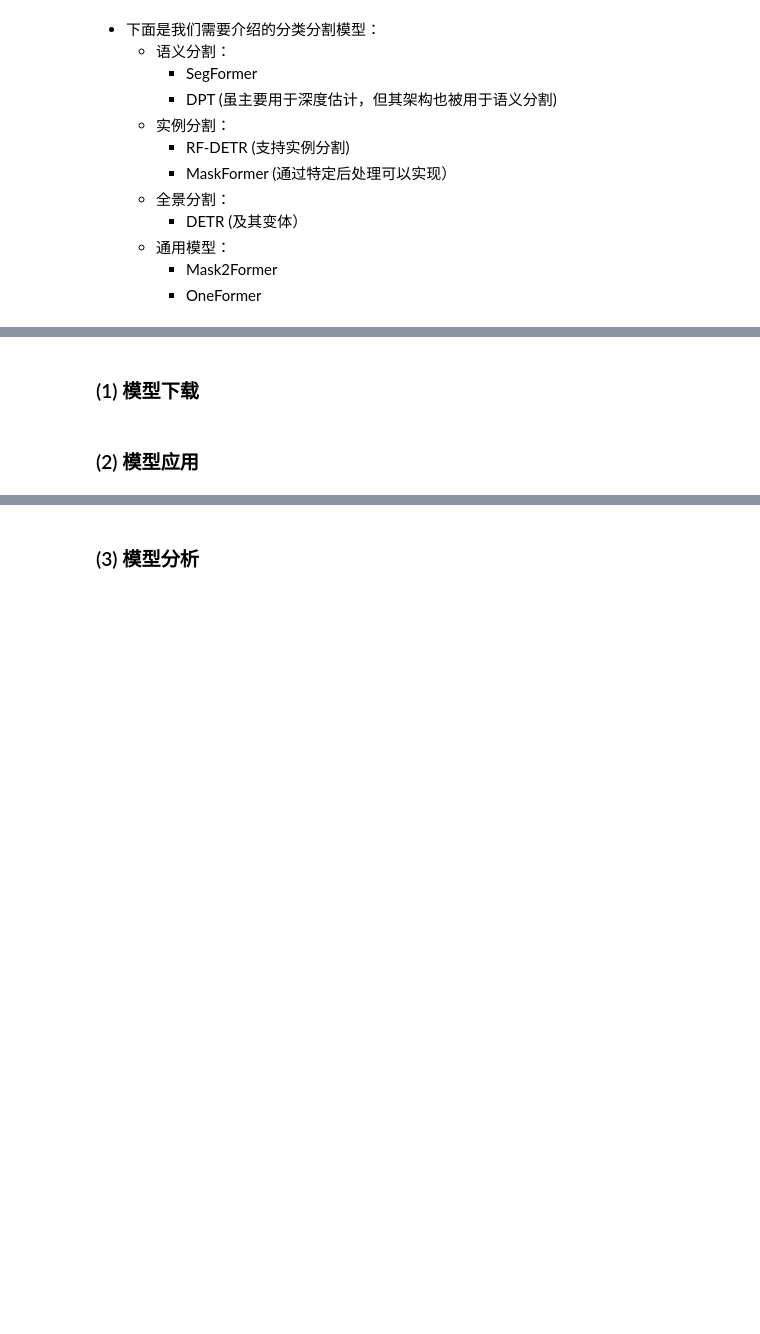
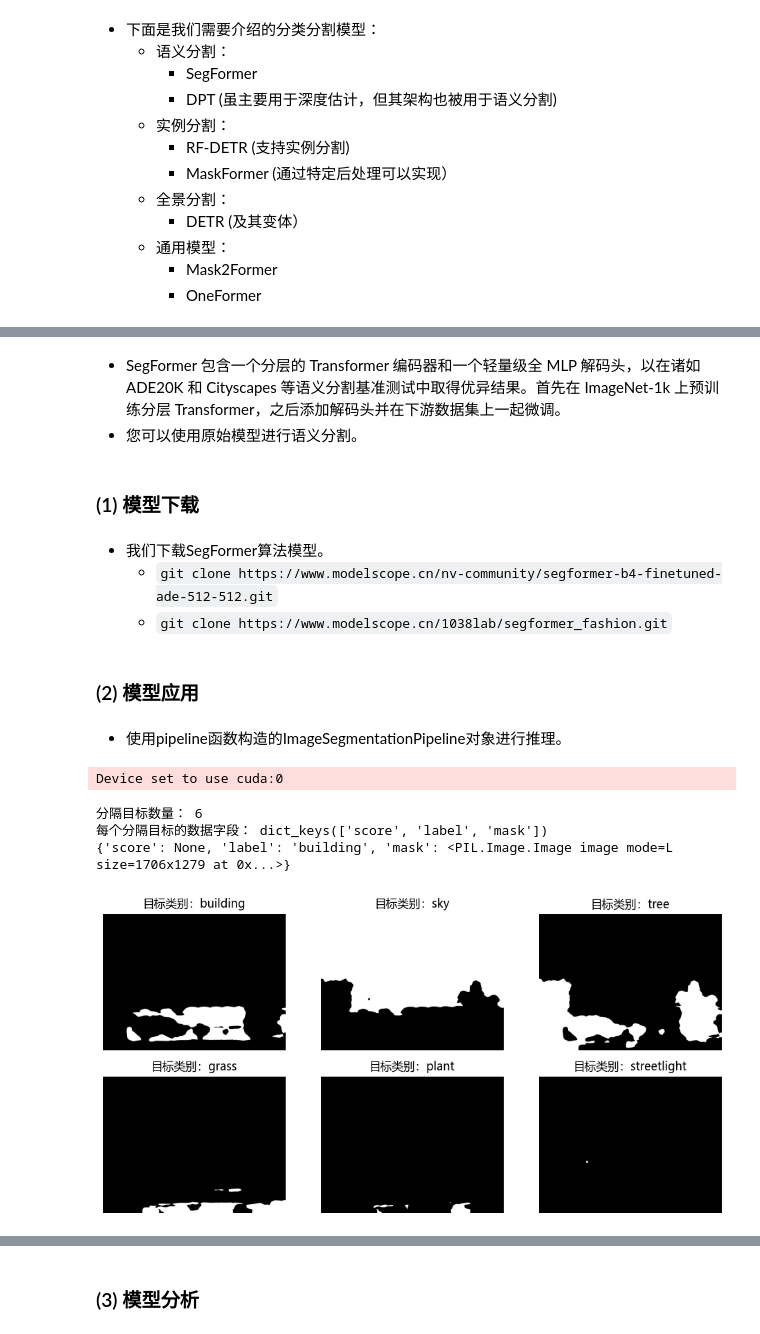
Before and after one commit to QiangAI/AI2026, a Jupyter notebook: transformers/05机器视觉任务处理-04目标分隔.ipynb, the cells around one changed output, grey strips where cells are left out. Cells and saved outputs as stored; diff of their text form; code cells hidden in the pictures; blank space fills up the shorter version.

```diff
--- a/transformers/05机器视觉任务处理-04目标分隔.ipynb
+++ b/transformers/05机器视觉任务处理-04目标分隔.ipynb
@@ -28,4 +28,43 @@
+# %% [markdown]
+- SegFormer 包含一个分层的 Transformer 编码器和一个轻量级全 MLP 解码头，以在诸如 ADE20K 和 Cityscapes 等语义分割基准测试中取得优异结果。首先在 ImageNet-1k 上预训练分层 Transformer，之后添加解码头并在下游数据集上一起微调。
+- 您可以使用原始模型进行语义分割。
 # %% [markdown]
 ### (1) 模型下载
+# %% [markdown]
+- 我们下载SegFormer算法模型。
+    - `git clone https://www.modelscope.cn/nv-community/segformer-b4-finetuned-ade-512-512.git`
+    - `git clone https://www.modelscope.cn/1038lab/segformer_fashion.git`
 # %% [markdown]
 ### (2) 模型应用
+# %% [markdown]
+- 使用pipeline函数构造的ImageSegmentationPipeline对象进行推理。
+# %%
+from transformers import pipeline
+import matplotlib.pyplot as plt
+plt.rcParams["font.family"] = ["Microsoft YaHei"]
+
+img_file = "./imgs/scene.jpg"
+
+pipe = pipeline("image-segmentation", model="F:/03Models/segformer-b4-finetuned-ade-512-512")
+
+outputs = pipe(img_file)
+print("分隔目标数量：", len(outputs))
+print("每个分隔目标的数据字段：", outputs[0].keys())
+print(outputs[0])
+count = len(outputs)
+cols = 3
+rows = count // cols + 1
+plt.figure(figsize=(3.2 * cols, 2.4 * rows))
+for i in range(count):
+    plt.subplot(rows, cols, i+1)
+    plt.imshow(outputs[i]["mask"], cmap="gray")
+    plt.title(F"目标类别：{outputs[i]['label']}")
+    plt.axis(False)
+plt.tight_layout()
+plt.show()
+# %% [output]
+Device set to use cuda:0
+分隔目标数量： 6
+每个分隔目标的数据字段： dict_keys(['score', 'label', 'mask'])
+{'score': None, 'label': 'building', 'mask': <PIL.Image.Image image mode=L size=1706x1279 at 0x...>}
+[figure, added]
```
Also changed, not shown: parts of 18 cells of this notebook.
